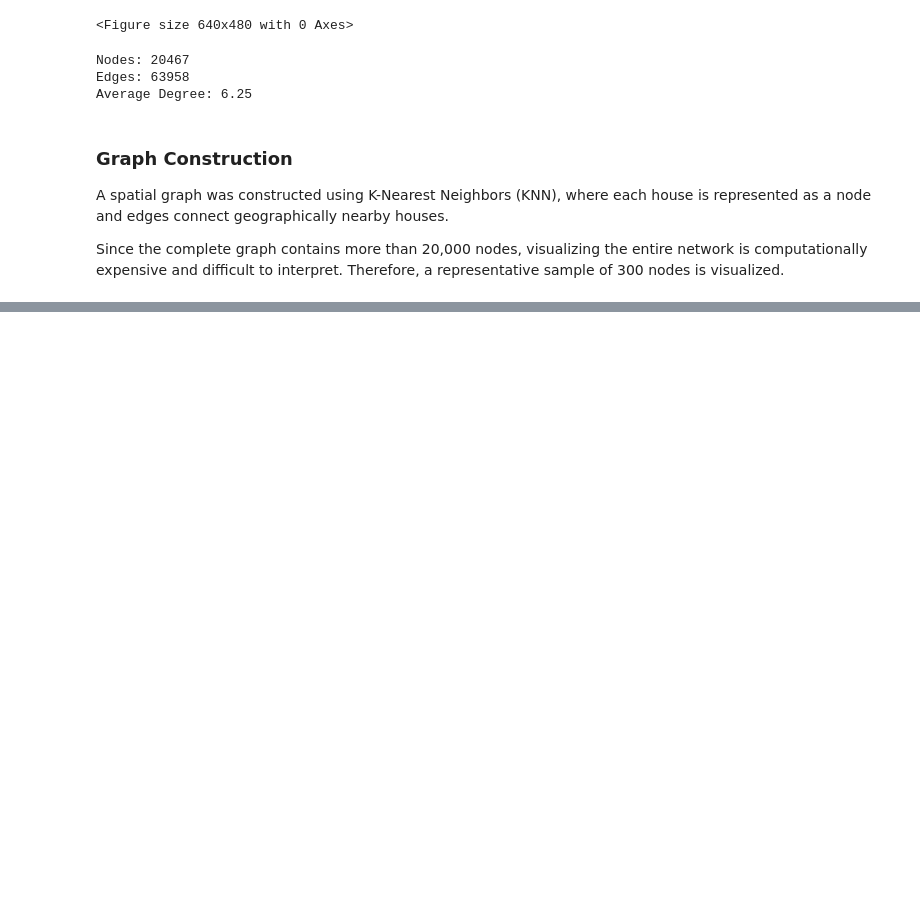
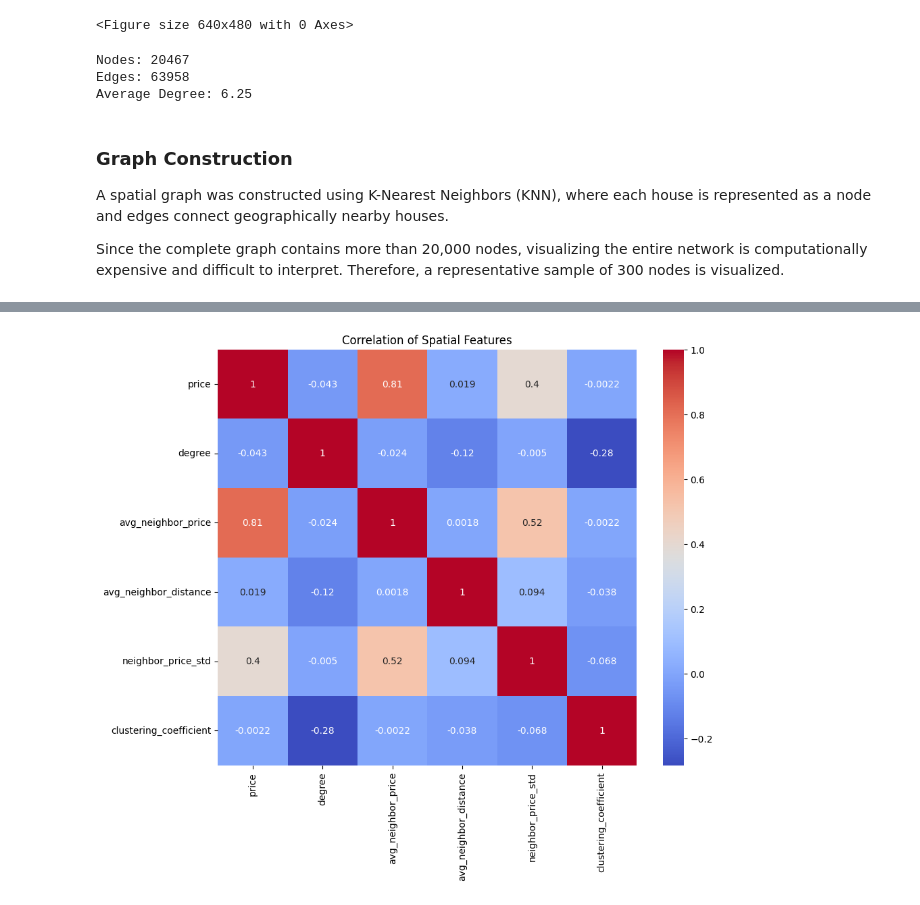
Before and after one commit to Swayam085/geospatial-valuation, a Jupyter notebook: notebooks/03_spatial_graph.ipynb, the cells around one changed output, grey strips where cells are left out. Saved outputs shown, nothing was run; the diff lists cells and outputs as text; code cells hidden in the pictures; blank space fills up the shorter version.

```diff
--- a/notebooks/03_spatial_graph.ipynb
+++ b/notebooks/03_spatial_graph.ipynb
@@ -173,0 +233,43 @@ Since the complete graph contains more than 20,000 nodes, visualizing the entire
+# %%
+neighbor_price_std = []
+
+for node in G.nodes():
+    neighbors = list(G.neighbors(node))
+
+    if len(neighbors) == 0:
+        neighbor_price_std.append(0)
+    else:
+        neighbor_price_std.append(
+            df.loc[neighbors, "price"].std()
+        )
+
+df["neighbor_price_std"] = neighbor_price_std
+# %%
+clustering = nx.clustering(G)
+
+df["clustering_coefficient"] = pd.Series(clustering)
+# %%
+import seaborn as sns
+import matplotlib.pyplot as plt
+
+graph_features = [
+    "price",
+    "degree",
+    "avg_neighbor_price",
+    "avg_neighbor_distance",
+    "neighbor_price_std",
+    "clustering_coefficient"
+]
+
+plt.figure(figsize=(10,8))
+
+sns.heatmap(
+    df[graph_features].corr(),
+    annot=True,
+    cmap="coolwarm"
+)
+
+plt.title("Correlation of Spatial Features")
+plt.show()
+# %% [output]
+[figure, added]
```
Also changed, not shown: parts of 10 cells of this notebook, 1 other file.
